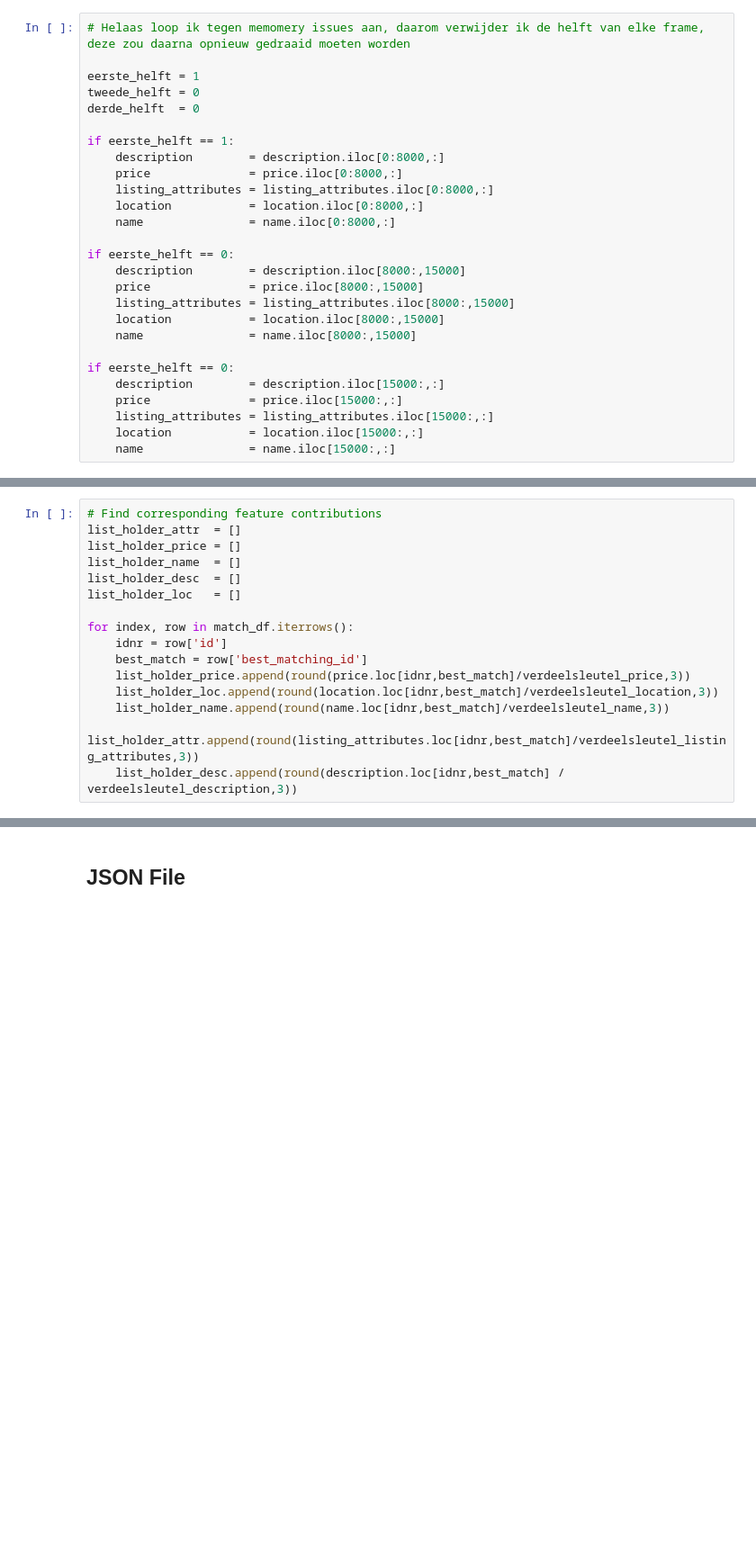
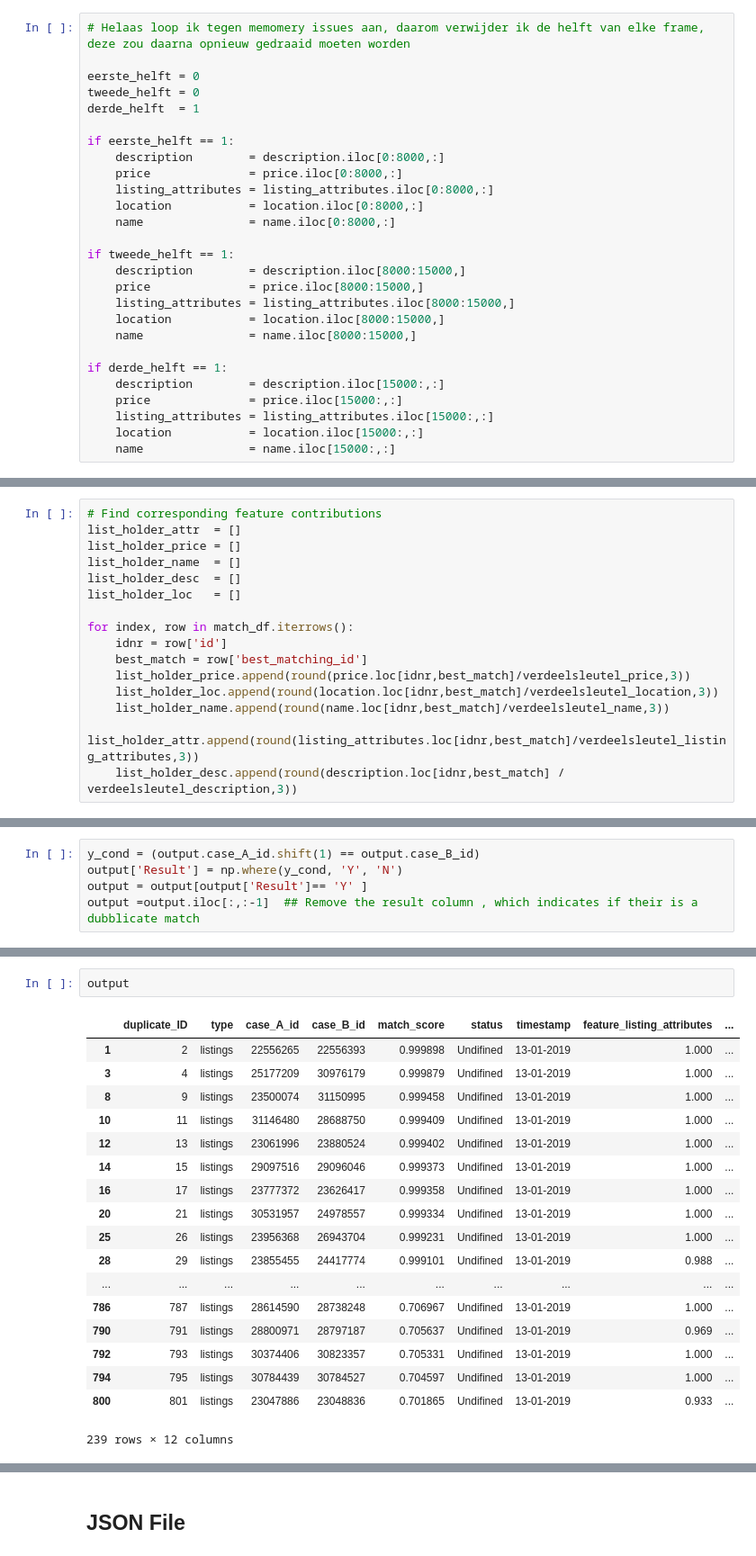
Before and after one commit to JeffreyBosman/DataSystemsProject, a Jupyter notebook: Analyse_multiple_accounts_multiple_listings/Cosine_simalarity_v5.ipynb, the cells around one changed output, grey strips where cells are left out. Shown: that part at 90% size. Drawn from its saved outputs; the diff is of its cells as text; blank space fills up the shorter version.

```diff
--- a/Analyse_multiple_accounts_multiple_listings/Cosine_simalarity_v5.ipynb
+++ b/Analyse_multiple_accounts_multiple_listings/Cosine_simalarity_v5.ipynb
@@ -267,9 +267,9 @@ Bezig met row  19000 van de  19910 current time:  2019-01-17 13:51:39.949787
 # %%
 # Helaas loop ik tegen memomery issues aan, daarom verwijder ik de helft van elke frame, deze zou daarna opnieuw gedraaid moeten worden
 
-eerste_helft = 1
+eerste_helft = 0
 tweede_helft = 0
-derde_helft  = 0
+derde_helft  = 1
 
 if eerste_helft == 1:
     description        = description.iloc[0:8000,:]
@@ -278,14 +278,14 @@ if eerste_helft == 1:
     location           = location.iloc[0:8000,:]
     name               = name.iloc[0:8000,:]
 
-if eerste_helft == 0:
-    description        = description.iloc[8000:,15000]
-    price              = price.iloc[8000:,15000]
-    listing_attributes = listing_attributes.iloc[8000:,15000]
-    location           = location.iloc[8000:,15000]
-    name               = name.iloc[8000:,15000]
+if tweede_helft == 1:
+    description        = description.iloc[8000:15000,]
+    price              = price.iloc[8000:15000,]
+    listing_attributes = listing_attributes.iloc[8000:15000,]
+    location           = location.iloc[8000:15000,]
+    name               = name.iloc[8000:15000,]
 
-if eerste_helft == 0:
+if derde_helft == 1:
     description        = description.iloc[15000:,:]
     price              = price.iloc[15000:,:]
     listing_attributes = listing_attributes.iloc[15000:,:]
@@ -382,0 +365,5 @@ output =match_df[["duplicate_ID","type","case_A_id","case_B_id","match_score", "
+# %%
+y_cond = (output.case_A_id.shift(1) == output.case_B_id)
+output['Result'] = np.where(y_cond, 'Y', 'N')
+output = output[output['Result']== 'Y' ]
+output =output.iloc[:,:-1]  ## Remove the result column , which indicates if their is a dubblicate match
@@ -383 +375,22 @@ output =match_df[["duplicate_ID","type","case_A_id","case_B_id","match_score", "
+# %%
+output
+# %% [output]
+|  | duplicate_ID | type | case_A_id | case_B_id | match_score | status | timestamp | feature_listing_attributes | ... |
+| 1 | 2 | listings | 22556265 | 22556393 | 0.999898 | Undifined | 13-01-2019 | 1.000 | ... |
+| 3 | 4 | listings | 25177209 | 30976179 | 0.999879 | Undifined | 13-01-2019 | 1.000 | ... |
+| 8 | 9 | listings | 23500074 | 31150995 | 0.999458 | Undifined | 13-01-2019 | 1.000 | ... |
+| 10 | 11 | listings | 31146480 | 28688750 | 0.999409 | Undifined | 13-01-2019 | 1.000 | ... |
+| 12 | 13 | listings | 23061996 | 23880524 | 0.999402 | Undifined | 13-01-2019 | 1.000 | ... |
+| 14 | 15 | listings | 29097516 | 29096046 | 0.999373 | Undifined | 13-01-2019 | 1.000 | ... |
+| 16 | 17 | listings | 23777372 | 23626417 | 0.999358 | Undifined | 13-01-2019 | 1.000 | ... |
+| 20 | 21 | listings | 30531957 | 24978557 | 0.999334 | Undifined | 13-01-2019 | 1.000 | ... |
+| 25 | 26 | listings | 23956368 | 26943704 | 0.999231 | Undifined | 13-01-2019 | 1.000 | ... |
+| 28 | 29 | listings | 23855455 | 24417774 | 0.999101 | Undifined | 13-01-2019 | 0.988 | ... |
+| ... | ... | ... | ... | ... | ... | ... | ... | ... | ... |
+| 786 | 787 | listings | 28614590 | 28738248 | 0.706967 | Undifined | 13-01-2019 | 1.000 | ... |
+| 790 | 791 | listings | 28800971 | 28797187 | 0.705637 | Undifined | 13-01-2019 | 0.969 | ... |
+| 792 | 793 | listings | 30374406 | 30823357 | 0.705331 | Undifined | 13-01-2019 | 1.000 | ... |
+| 794 | 795 | listings | 30784439 | 30784527 | 0.704597 | Undifined | 13-01-2019 | 1.000 | ... |
+| 800 | 801 | listings | 23047886 | 23048836 | 0.701865 | Undifined | 13-01-2019 | 0.933 | ... |
+239 rows × 12 columns
 # %%
```
Also changed, not shown: parts of 7 cells of this notebook, 7 other files.
